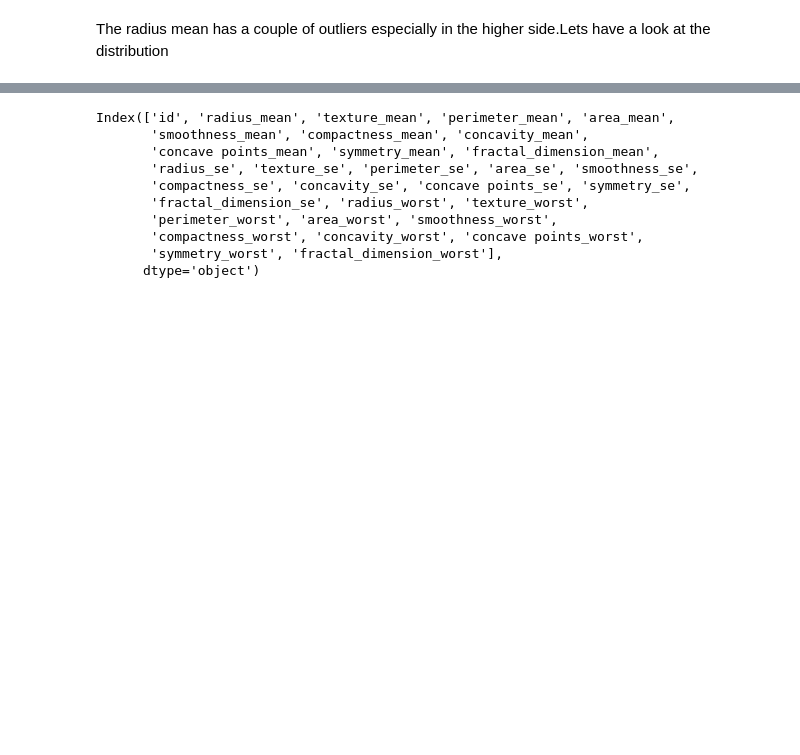
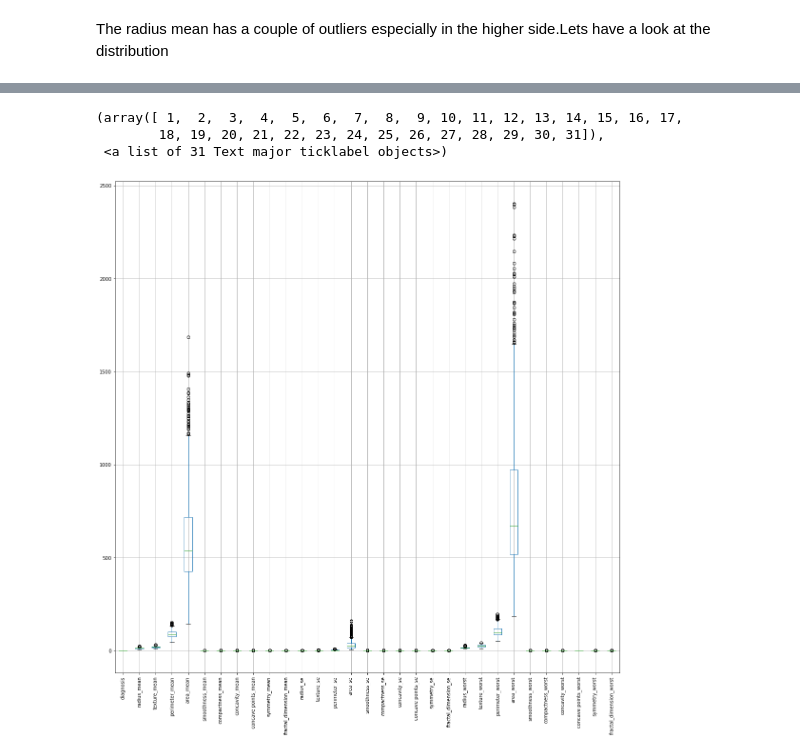
Before and after one commit to Blvisse/Breast-Cancer-Causality, a Jupyter notebook: notebooks/EDA.ipynb, the cells around one changed output, grey strips where cells are left out. Drawn from its saved outputs; the diff is of its cells as text; code cells hidden in the pictures; blank space fills up the shorter version.

```diff
--- a/notebooks/EDA.ipynb
+++ b/notebooks/EDA.ipynb
@@ -317,0 +401,2 @@ plt.xticks(rotation=90)
+# %%
+data['diagnosis']=np.where(data['diagnosis']=='M',0,1)
@@ -317,0 +419,5 @@ plt.xticks(rotation=90)
+# %%
+from scipy import stats
+import numpy as np
+z = np.abs(stats.zscore(data))
+print(z)
@@ -317,0 +453,2 @@ plt.xticks(rotation=90)
+# %%
+data = data[(z < 3).all(axis=1)]
@@ -318,13 +487,30 @@ plt.xticks(rotation=90)
+# %%
+plt.figure(figsize=(19,19))
+
+data.boxplot()
+plt.xticks(rotation=90)
+# %% [output]
+(array([ 1,  2,  3,  4,  5,  6,  7,  8,  9, 10, 11, 12, 13, 14, 15, 16, 17,
+        18, 19, 20, 21, 22, 23, 24, 25, 26, 27, 28, 29, 30, 31]),
+ <a list of 31 Text major ticklabel objects>)
+[figure, added]
 # %%
-num_cols
+#we define a function that will help us deal with this outliers
+
+def sort_outliers_high(data,cols):
+    for i in tq(range(1),desc="Correcting outliers"):
+        percentile25 = data[cols].quantile(0.25)
+        percentile75 = data[cols].quantile(0.75)
+
+        iqr=percentile75-percentile25
+
+        upper_limit = percentile75 + 1.5 * iqr
+        lower_limit = percentile25 - 1.5 * iqr
+
+#         data[data[cols] > upper_limit]
+#         data[data[cols] < lower_limit]
+
+        data=data[data[cols] < upper_limit]
+
+
+    return data
-# %% [output]
-Index(['id', 'radius_mean', 'texture_mean', 'perimeter_mean', 'area_mean',
-       'smoothness_mean', 'compactness_mean', 'concavity_mean',
-       'concave points_mean', 'symmetry_mean', 'fractal_dimension_mean',
-       'radius_se', 'texture_se', 'perimeter_se', 'area_se', 'smoothness_se',
-       'compactness_se', 'concavity_se', 'concave points_se', 'symmetry_se',
-       'fractal_dimension_se', 'radius_worst', 'texture_worst',
-       'perimeter_worst', 'area_worst', 'smoothness_worst',
-       'compactness_worst', 'concavity_worst', 'concave points_worst',
-       'symmetry_worst', 'fractal_dimension_worst'],
-      dtype='object')
```
Also changed, not shown: parts of 59 cells of this notebook, 4 other files.
